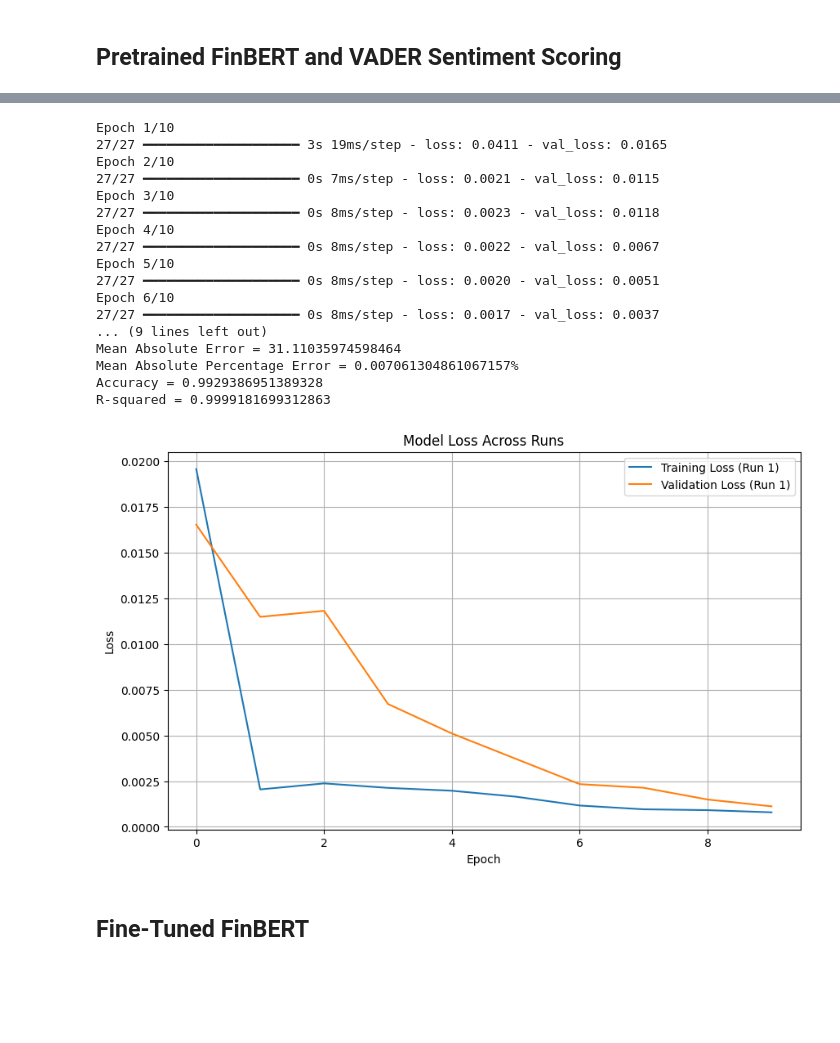
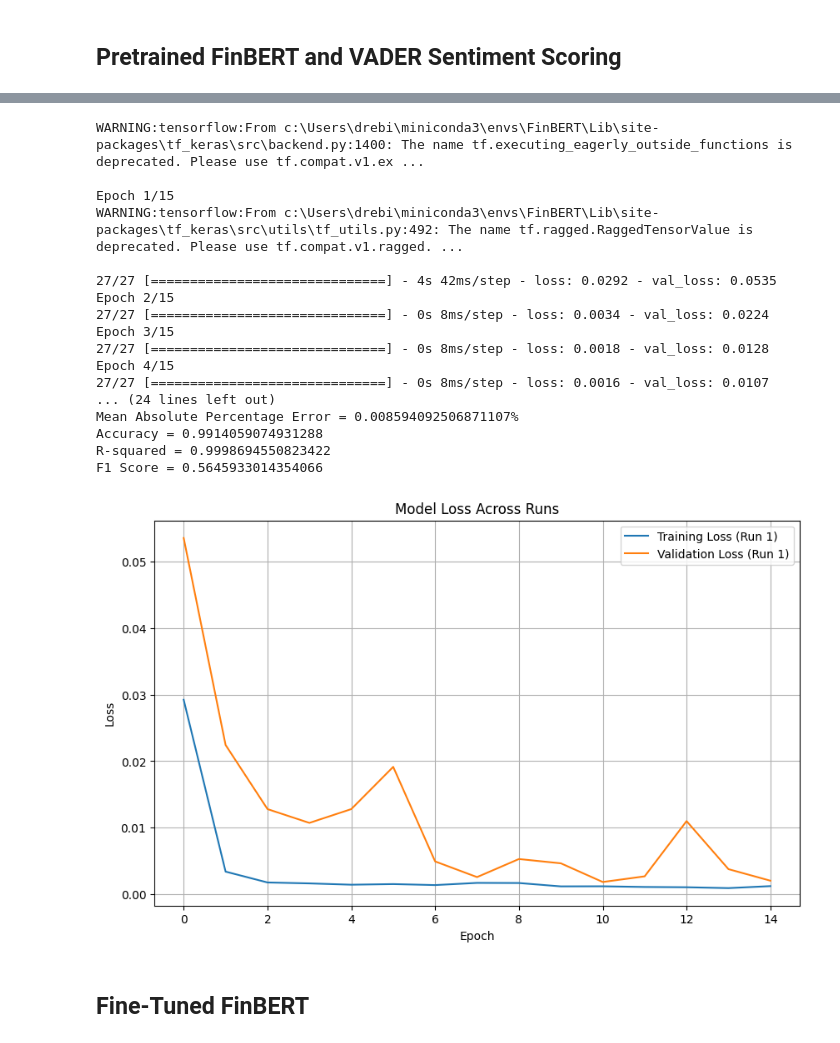
Before and after one commit to KidQuant/FA690MiniProject2, a Jupyter notebook: project.ipynb, the cells around one changed output, grey strips where cells are left out. Drawn from its saved outputs; the diff is of its cells as text; code cells hidden in the pictures; blank space fills up the shorter version.

```diff
--- a/project.ipynb
+++ b/project.ipynb
@@ -186,8 +168,8 @@ def calculate_r2(y_true, y_pred, in_sample=True, benchmark=None):
 # hyperparameters
 split = (0.85);
 sequence_length = 10;
-epochs = 10
-learning_rate = 0.02
+epochs = 15
+learning_rate = 0.01
 
 
 # loading stock price and news data
@@ -282,9 +264,9 @@ def model_create():
     model = tf.keras.models.Sequential(
         [
             tf.keras.Input(shape = (X_train.shape[1], 1)),
-            tf.keras.layers.LSTM(units = 70, activation = "tanh", return_sequences = True),
+            tf.keras.layers.LSTM(units = 50, activation = "tanh", return_sequences = True),
             tf.keras.layers.LSTM(units = 30, activation = "tanh", return_sequences = True),
-            tf.keras.layers.LSTM(units = 10, activation = "tanh", return_sequences = False),
+            tf.keras.layers.LSTM(units = 20, activation = "tanh", return_sequences = False),
             tf.keras.layers.Dense(units = 1, activation = "linear")
         ]
     )
@@ -330,68 +312,76 @@ def predict(model):
 
 # evaluation
 def evaluate(predictions):
+    # Existing metrics
     mae = mean_absolute_error(predictions, y_test)
     mape = mean_absolute_percentage_error(predictions, y_test)
     r2 = calculate_r2(y_test, predictions, in_sample=False, benchmark=0)
-    return mae, mape, (1 - mape), r2
 
+    # Convert predictions and actual values to binary classes (1 for increase, 0 for decrease)
+    y_pred_binary = np.where(np.diff(predictions.flatten()) > 0, 1, 0)
+    y_true_binary = np.where(np.diff(y_test.flatten()) > 0, 1, 0)
+
+    # Calculate F1 score
+    f1 = f1_score(y_true_binary, y_pred_binary)
+
+    return mae, mape, (1 - mape), r2, f1
 
 # trial runs
 def run_model(n):
-    total_mae = total_mape = total_acc= total_r2 = 0
+    total_mae = total_mape = total_acc = total_r2 = total_f1 = 0
     histories = []
     global predictions
     for i in range(n):
-        model, history = model_create()  # Modified to receive history
+        model, history = model_create()
         predictions = predict(model)
-        mae, mape, acc, r2 = evaluate(predictions)
+        mae, mape, acc, r2, f1 = evaluate(predictions)
         total_mae += mae
         total_mape += mape
         total_acc += acc
         total_r2 += r2
+        total_f1 += f1
         histories.append(history)
-    return (total_mae / n), (total_mape / n), (total_acc / n), (total_r2 / n), histories
+    return (total_mae / n), (total_mape / n), (total_acc / n), (total_r2 / n), (total_f1 / n), histories
 
-#%%
 # Run the model and get the histories
-mae, mape, acc, r2, histories = run_model(1)
+mae, mape, acc, r2, f1, histories = run_model(1)
 
 print(f"Mean Absolute Error = {mae}")
 print(f"Mean Absolute Percentage Error = {mape}%")
 print(f"Accuracy = {acc}")
 print(f"R-squared = {r2}")
-
+print(f"F1 Score = {f1}")
 # Plot the final training and validation loss
 plt.figure(figsize=(10, 6))
 for i, history in enumerate(histories):
     plt.plot(history.history['loss'], label=f'Training Loss (Run {i+1})')
     plt.plot(history.history['val_loss'], label=f'Validation Loss (Run {i+1})')
 plt.title('Model Loss Across Runs')
 plt.xlabel('Epoch')
 plt.ylabel('Loss')
 plt.legend()
 plt.grid(True)
 plt.show()
 # %%
 # %% [output]
-Epoch 1/10
-27/27 ━━━━━━━━━━━━━━━━━━━━ 3s 19ms/step - loss: 0.0411 - val_loss: 0.0165
-Epoch 2/10
-27/27 ━━━━━━━━━━━━━━━━━━━━ 0s 7ms/step - loss: 0.0021 - val_loss: 0.0115
-Epoch 3/10
-27/27 ━━━━━━━━━━━━━━━━━━━━ 0s 8ms/step - loss: 0.0023 - val_loss: 0.0118
-Epoch 4/10
-27/27 ━━━━━━━━━━━━━━━━━━━━ 0s 8ms/step - loss: 0.0022 - val_loss: 0.0067
-Epoch 5/10
-27/27 ━━━━━━━━━━━━━━━━━━━━ 0s 8ms/step - loss: 0.0020 - val_loss: 0.0051
-Epoch 6/10
-27/27 ━━━━━━━━━━━━━━━━━━━━ 0s 8ms/step - loss: 0.0017 - val_loss: 0.0037
-... (9 lines left out)
-Mean Absolute Error = 31.11035974598464
-Mean Absolute Percentage Error = 0.007061304861067157%
-Accuracy = 0.9929386951389328
-R-squared = 0.9999181699312863
+WARNING:tensorflow:From c:\Users\drebi\miniconda3\envs\FinBERT\Lib\site-packages\tf_keras\src\backend.py:1400: The name tf.executing_eagerly_outside_functions is deprecated. Please use tf.compat.v1.ex ...
+
+Epoch 1/15
+WARNING:tensorflow:From c:\Users\drebi\miniconda3\envs\FinBERT\Lib\site-packages\tf_keras\src\utils\tf_utils.py:492: The name tf.ragged.RaggedTensorValue is deprecated. Please use tf.compat.v1.ragged. ...
+
+27/27 [==============================] - 4s 42ms/step - loss: 0.0292 - val_loss: 0.0535
+Epoch 2/15
+27/27 [==============================] - 0s 8ms/step - loss: 0.0034 - val_loss: 0.0224
+Epoch 3/15
+27/27 [==============================] - 0s 8ms/step - loss: 0.0018 - val_loss: 0.0128
+Epoch 4/15
+27/27 [==============================] - 0s 8ms/step - loss: 0.0016 - val_loss: 0.0107
+... (24 lines left out)
+Mean Absolute Percentage Error = 0.008594092506871107%
+Accuracy = 0.9914059074931288
+R-squared = 0.9998694550823422
+F1 Score = 0.5645933014354066
-[figure, old version]
+[figure, new version]
 # %% [markdown]
 ## Fine-Tuned FinBERT
 # %%
```
Also changed, not shown: parts of 27 cells of this notebook, 27 other files.
